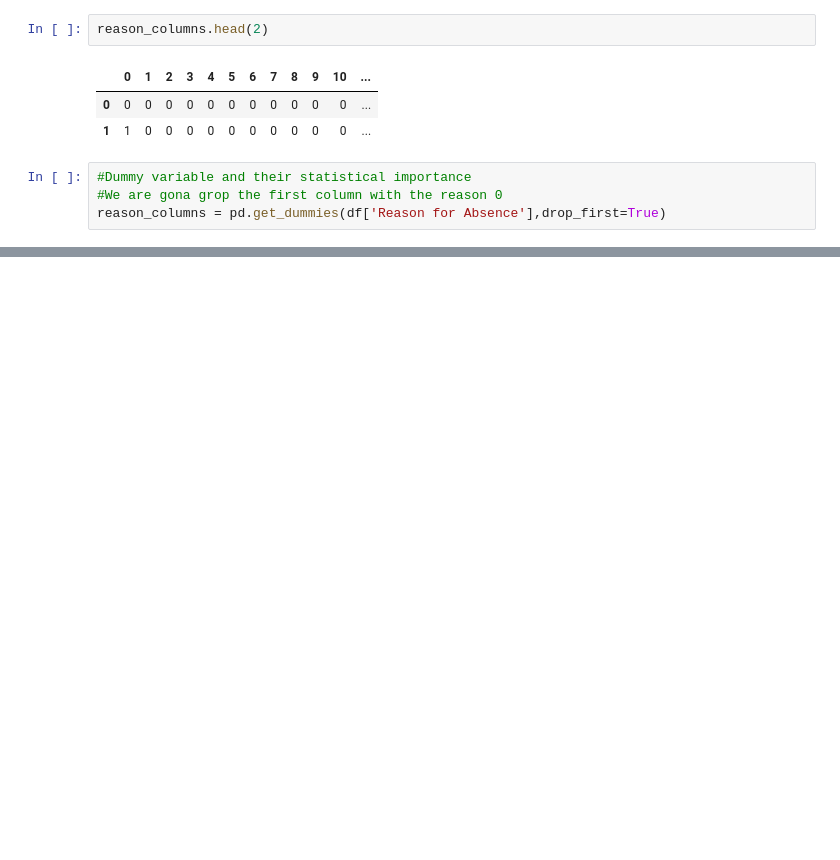
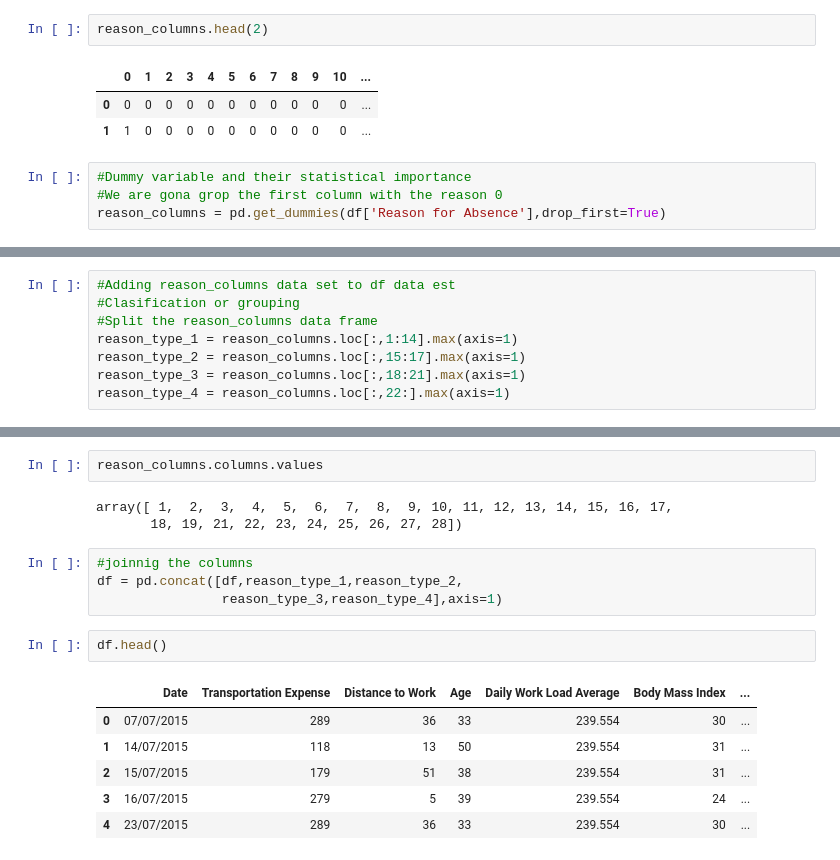
Before and after one commit to Datriks/Python-SQL-Tableau, a Jupyter notebook: Python_SQL_Tableau.ipynb, the cells around one changed output, grey strips where cells are left out. Saved outputs shown, nothing was run; the diff lists cells and outputs as text; blank space fills up the shorter version.

```diff
--- a/Python_SQL_Tableau.ipynb
+++ b/Python_SQL_Tableau.ipynb
@@ -287,0 +361,8 @@ reason_columns = pd.get_dummies(df['Reason for Absence'],drop_first=True)
+# %%
+#Adding reason_columns data set to df data est
+#Clasification or grouping
+#Split the reason_columns data frame
+reason_type_1 = reason_columns.loc[:,1:14].max(axis=1)
+reason_type_2 = reason_columns.loc[:,15:17].max(axis=1)
+reason_type_3 = reason_columns.loc[:,18:21].max(axis=1)
+reason_type_4 = reason_columns.loc[:,22:].max(axis=1)
@@ -287,0 +416,18 @@ reason_columns = pd.get_dummies(df['Reason for Absence'],drop_first=True)
+# %%
+reason_columns.columns.values
+# %% [output]
+array([ 1,  2,  3,  4,  5,  6,  7,  8,  9, 10, 11, 12, 13, 14, 15, 16, 17,
+       18, 19, 21, 22, 23, 24, 25, 26, 27, 28])
+# %%
+#joinnig the columns
+df = pd.concat([df,reason_type_1,reason_type_2,
+                reason_type_3,reason_type_4],axis=1)
+# %%
+df.head()
+# %% [output]
+|  | Date | Transportation Expense | Distance to Work | Age | Daily Work Load Average | Body Mass Index | ... |
+| 0 | 07/07/2015 | 289 | 36 | 33 | 239.554 | 30 | ... |
+| 1 | 14/07/2015 | 118 | 13 | 50 | 239.554 | 31 | ... |
+| 2 | 15/07/2015 | 179 | 51 | 38 | 239.554 | 31 | ... |
+| 3 | 16/07/2015 | 279 | 5 | 39 | 239.554 | 24 | ... |
+| 4 | 23/07/2015 | 289 | 36 | 33 | 239.554 | 30 | ... |
```
Also changed, not shown: parts of 20 cells of this notebook.
